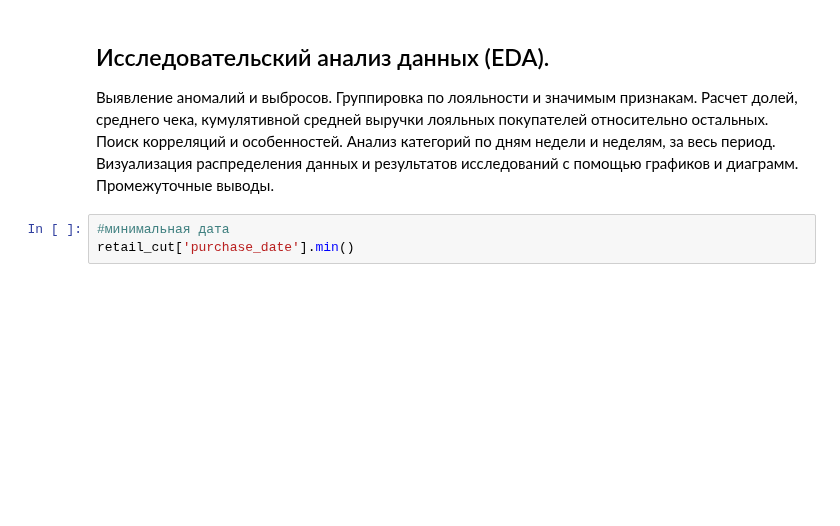
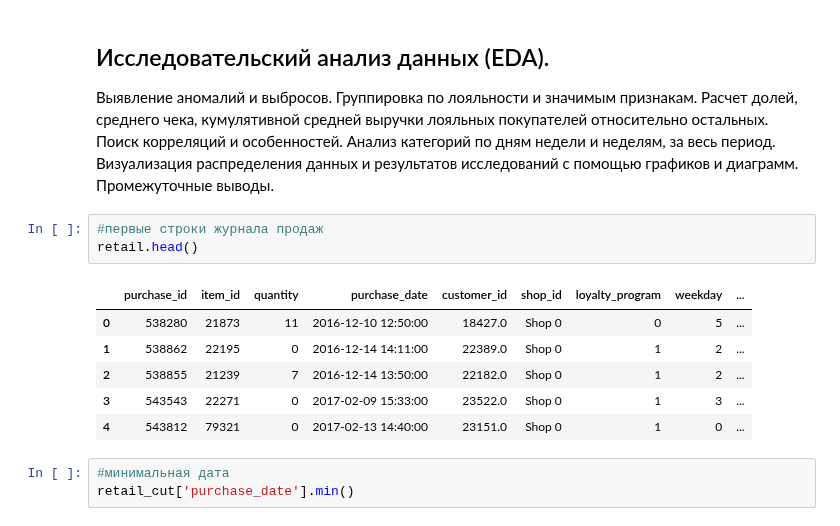
Before and after one commit to akirionenko/senior_progect, a Jupyter notebook: senior_project_1.ipynb, the cells around one changed output. Saved outputs shown, nothing was run; the diff lists cells and outputs as text; blank space fills up the shorter version.

```diff
--- a/senior_project_1.ipynb
+++ b/senior_project_1.ipynb
@@ -228,6 +215,16 @@ product.duplicated().sum()
 # %% [markdown]
 ## Исследовательский анализ данных (EDA).
 Выявление аномалий и выбросов. Группировка по лояльности и значимым признакам. Расчет долей, среднего чека, кумулятивной средней выручки лояльных покупателей относительно остальных. Поиск корреляций и особенностей. Анализ категорий по дням недели и неделям, за весь период. Визуализация распределения данных и результатов исследований с помощью графиков и диаграмм. Промежуточные выводы.
+# %%
+#первые строки журнала продаж
+retail.head()
+# %% [output]
+|  | purchase_id | item_id | quantity | purchase_date | customer_id | shop_id | loyalty_program | weekday | ... |
+| 0 | 538280 | 21873 | 11 | 2016-12-10 12:50:00 | 18427.0 | Shop 0 | 0 | 5 | ... |
+| 1 | 538862 | 22195 | 0 | 2016-12-14 14:11:00 | 22389.0 | Shop 0 | 1 | 2 | ... |
+| 2 | 538855 | 21239 | 7 | 2016-12-14 13:50:00 | 22182.0 | Shop 0 | 1 | 2 | ... |
+| 3 | 543543 | 22271 | 0 | 2017-02-09 15:33:00 | 23522.0 | Shop 0 | 1 | 3 | ... |
+| 4 | 543812 | 79321 | 0 | 2017-02-13 14:40:00 | 23151.0 | Shop 0 | 1 | 0 | ... |
 # %%
 #минимальная дата
 retail_cut['purchase_date'].min()
```
Also changed, not shown: parts of 6 cells of this notebook.
